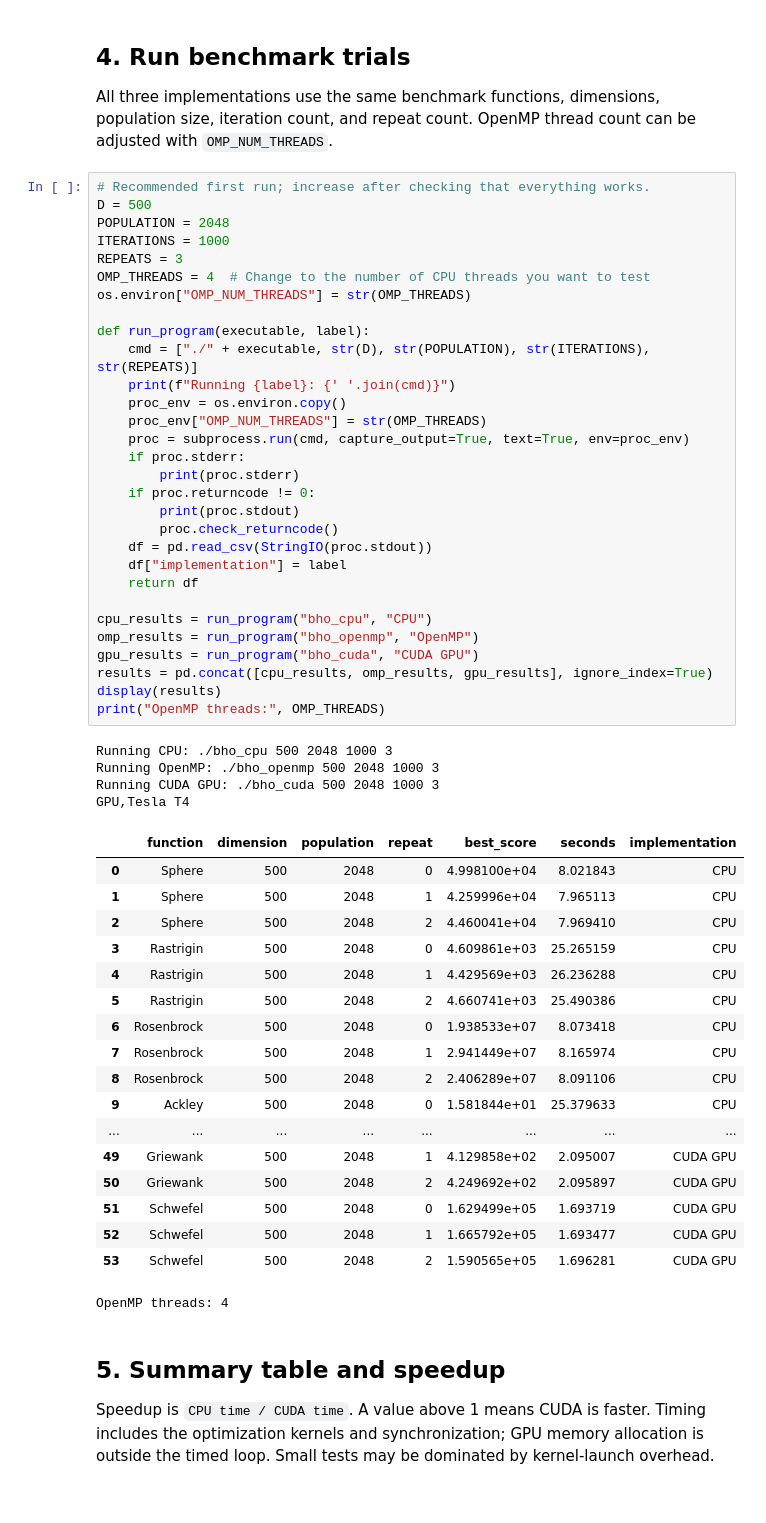
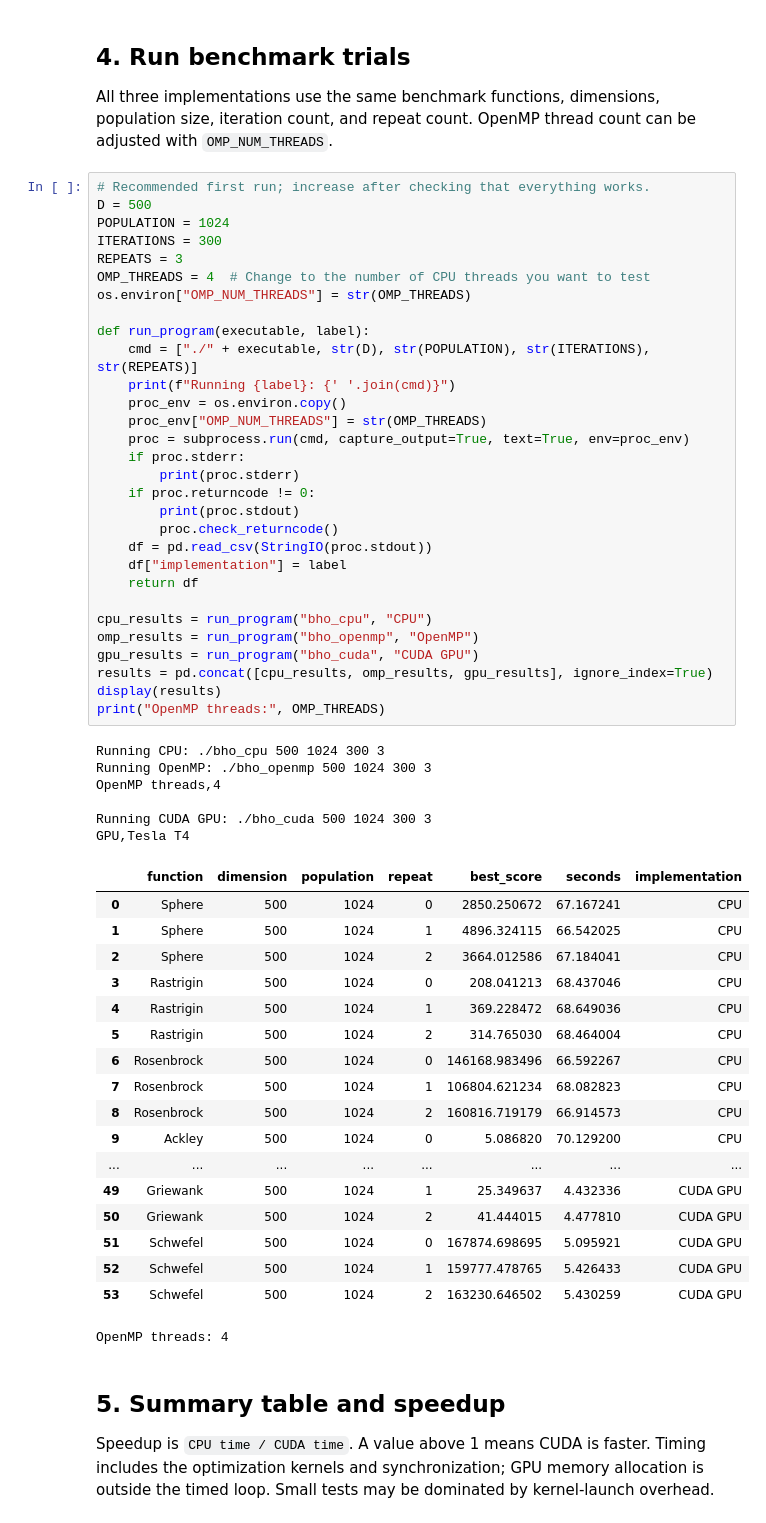
Before and after one commit to AdityaVerma126/Bounty-hunter-optimizer-parallel-version, a Jupyter notebook: BHO_Sequential_OpenMP_CUDA_Comparison-2.ipynb, the cells around one changed output. Drawn from its saved outputs; the diff is of its cells as text.

```diff
--- a/BHO_Sequential_OpenMP_CUDA_Comparison-2.ipynb
+++ b/BHO_Sequential_OpenMP_CUDA_Comparison-2.ipynb
@@ -177,55 +833,57 @@ All three implementations use the same benchmark functions, dimensions, populati
 # %%
 # Recommended first run; increase after checking that everything works.
 D = 500
-POPULATION = 2048
-ITERATIONS = 1000
+POPULATION = 1024
+ITERATIONS = 300
 REPEATS = 3
 OMP_THREADS = 4  # Change to the number of CPU threads you want to test
 os.environ["OMP_NUM_THREADS"] = str(OMP_THREADS)
 
 def run_program(executable, label):
     cmd = ["./" + executable, str(D), str(POPULATION), str(ITERATIONS), str(REPEATS)]
     print(f"Running {label}: {' '.join(cmd)}")
     proc_env = os.environ.copy()
     proc_env["OMP_NUM_THREADS"] = str(OMP_THREADS)
     proc = subprocess.run(cmd, capture_output=True, text=True, env=proc_env)
     if proc.stderr:
         print(proc.stderr)
     if proc.returncode != 0:
         print(proc.stdout)
         proc.check_returncode()
     df = pd.read_csv(StringIO(proc.stdout))
     df["implementation"] = label
     return df
 
 cpu_results = run_program("bho_cpu", "CPU")
 omp_results = run_program("bho_openmp", "OpenMP")
 gpu_results = run_program("bho_cuda", "CUDA GPU")
 results = pd.concat([cpu_results, omp_results, gpu_results], ignore_index=True)
 display(results)
 print("OpenMP threads:", OMP_THREADS)
 # %% [output]
-Running CPU: ./bho_cpu 500 2048 1000 3
-Running OpenMP: ./bho_openmp 500 2048 1000 3
-Running CUDA GPU: ./bho_cuda 500 2048 1000 3
+Running CPU: ./bho_cpu 500 1024 300 3
+Running OpenMP: ./bho_openmp 500 1024 300 3
+OpenMP threads,4
+
+Running CUDA GPU: ./bho_cuda 500 1024 300 3
 GPU,Tesla T4
 |  | function | dimension | population | repeat | best_score | seconds | implementation |
-| 0 | Sphere | 500 | 2048 | 0 | 4.998100e+04 | 8.021843 | CPU |
-| 1 | Sphere | 500 | 2048 | 1 | 4.259996e+04 | 7.965113 | CPU |
-| 2 | Sphere | 500 | 2048 | 2 | 4.460041e+04 | 7.969410 | CPU |
-| 3 | Rastrigin | 500 | 2048 | 0 | 4.609861e+03 | 25.265159 | CPU |
-| 4 | Rastrigin | 500 | 2048 | 1 | 4.429569e+03 | 26.236288 | CPU |
-| 5 | Rastrigin | 500 | 2048 | 2 | 4.660741e+03 | 25.490386 | CPU |
-| 6 | Rosenbrock | 500 | 2048 | 0 | 1.938533e+07 | 8.073418 | CPU |
-| 7 | Rosenbrock | 500 | 2048 | 1 | 2.941449e+07 | 8.165974 | CPU |
-| 8 | Rosenbrock | 500 | 2048 | 2 | 2.406289e+07 | 8.091106 | CPU |
-| 9 | Ackley | 500 | 2048 | 0 | 1.581844e+01 | 25.379633 | CPU |
+| 0 | Sphere | 500 | 1024 | 0 | 2850.250672 | 67.167241 | CPU |
+| 1 | Sphere | 500 | 1024 | 1 | 4896.324115 | 66.542025 | CPU |
+| 2 | Sphere | 500 | 1024 | 2 | 3664.012586 | 67.184041 | CPU |
+| 3 | Rastrigin | 500 | 1024 | 0 | 208.041213 | 68.437046 | CPU |
+| 4 | Rastrigin | 500 | 1024 | 1 | 369.228472 | 68.649036 | CPU |
+| 5 | Rastrigin | 500 | 1024 | 2 | 314.765030 | 68.464004 | CPU |
+| 6 | Rosenbrock | 500 | 1024 | 0 | 146168.983496 | 66.592267 | CPU |
+| 7 | Rosenbrock | 500 | 1024 | 1 | 106804.621234 | 68.082823 | CPU |
+| 8 | Rosenbrock | 500 | 1024 | 2 | 160816.719179 | 66.914573 | CPU |
+| 9 | Ackley | 500 | 1024 | 0 | 5.086820 | 70.129200 | CPU |
 | ... | ... | ... | ... | ... | ... | ... | ... |
-| 49 | Griewank | 500 | 2048 | 1 | 4.129858e+02 | 2.095007 | CUDA GPU |
-| 50 | Griewank | 500 | 2048 | 2 | 4.249692e+02 | 2.095897 | CUDA GPU |
-| 51 | Schwefel | 500 | 2048 | 0 | 1.629499e+05 | 1.693719 | CUDA GPU |
-| 52 | Schwefel | 500 | 2048 | 1 | 1.665792e+05 | 1.693477 | CUDA GPU |
-| 53 | Schwefel | 500 | 2048 | 2 | 1.590565e+05 | 1.696281 | CUDA GPU |
+| 49 | Griewank | 500 | 1024 | 1 | 25.349637 | 4.432336 | CUDA GPU |
+| 50 | Griewank | 500 | 1024 | 2 | 41.444015 | 4.477810 | CUDA GPU |
+| 51 | Schwefel | 500 | 1024 | 0 | 167874.698695 | 5.095921 | CUDA GPU |
+| 52 | Schwefel | 500 | 1024 | 1 | 159777.478765 | 5.426433 | CUDA GPU |
+| 53 | Schwefel | 500 | 1024 | 2 | 163230.646502 | 5.430259 | CUDA GPU |
 OpenMP threads: 4
 # %% [markdown]
 ## 5. Summary table and speedup
```
Also changed, not shown: parts of 7 cells of this notebook, 2 other files.
